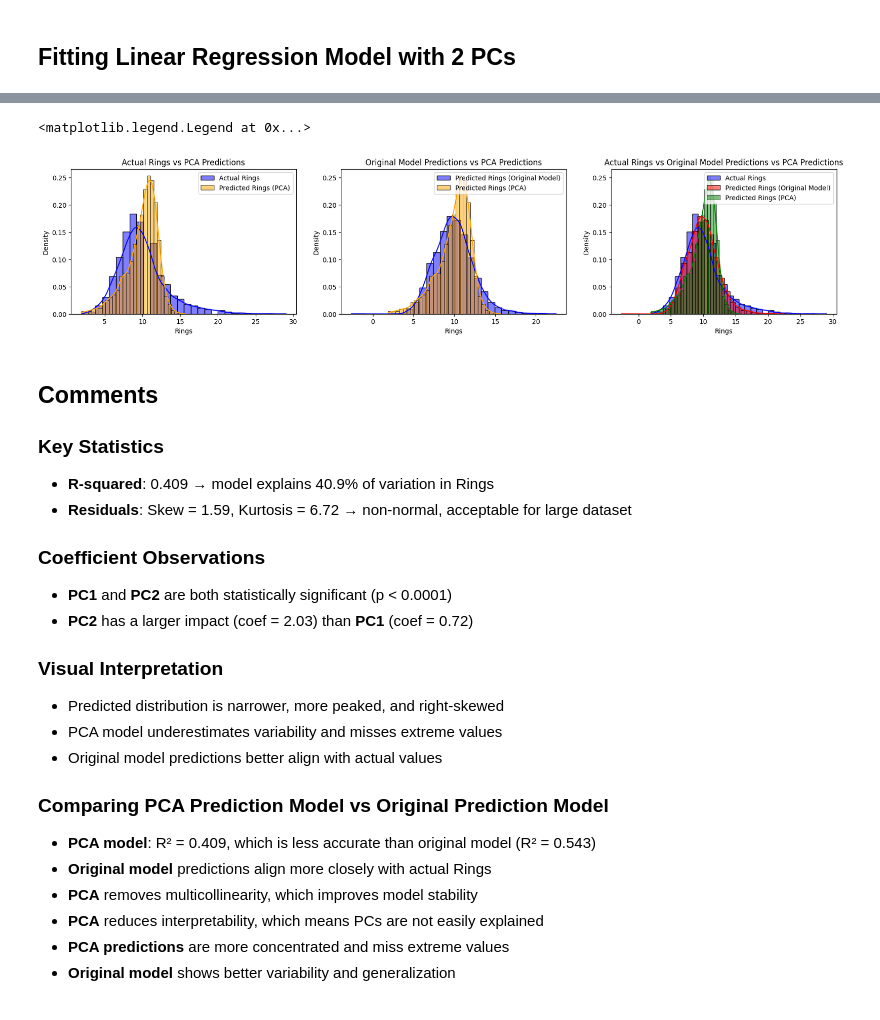
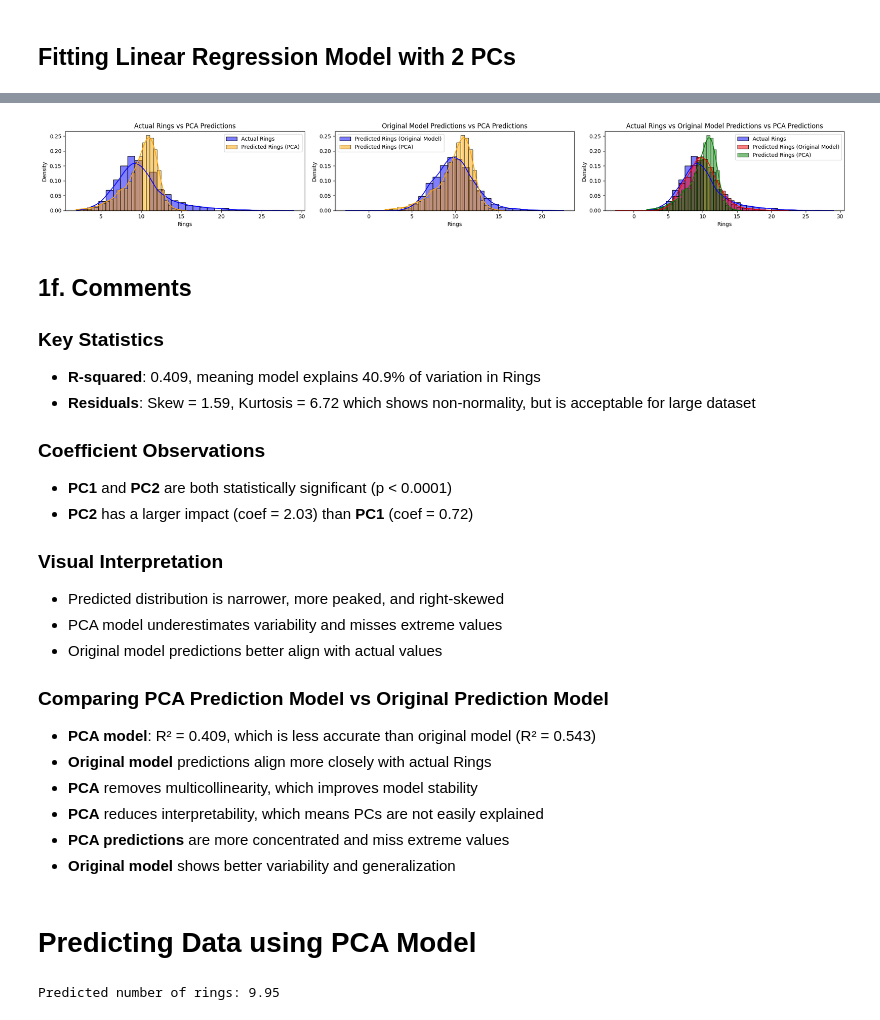
Before and after one commit to yashsavani19/Abalone-Age-Prediction-Analysis, a Jupyter notebook: notebooks/2_Regression_Model.ipynb, the cells around one changed output, grey strips where cells are left out. Drawn from its saved outputs; the diff is of its cells as text; code cells hidden in the pictures.

Commit message:
Comparing Predicted Rings with Mean inputs. Removed Outliers

```diff
--- a/notebooks/2_Regression_Model.ipynb
+++ b/notebooks/2_Regression_Model.ipynb
@@ -8,10 +12,3 @@ import warnings
 warnings.filterwarnings('ignore')
 
 data = pd.read_csv('../data/processed/abalone.csv')
-# %%
-#Converting Sex to Categorical Variable
-data['Sex'] = data['Sex'].map({0 : 'M', 1 : 'F', 2 : 'I'})
-
-
-data['Sex'] = data['Sex'].astype('category')
-print(data['Sex'].unique())
@@ -97,19 +94,3 @@ Covariance Type:            nonrobust
 
 Notes:
 [1] Standard Errors assume that the covariance matrix of the errors is correctly specified.
-# %%
-# Visualizing the model in Histplot
-import matplotlib.pyplot as plt
-import seaborn as sns
-
-y_pred_original = model_original.predict(data)
-
-# Plot histogram of actual vs predicted
-plt.figure(figsize=(7,4))
-sns.histplot(data['Rings'], kde=True, color='blue', label='Actual Rings', stat='density', bins=30)
-sns.histplot(y_pred_original, kde=True, color='orange', label='Predicted Rings (Original Model)', stat='density', bins=30)
-plt.title('Histogram of Actual vs Predicted Rings (Original Model)')
-plt.xlabel('Rings')
-plt.ylabel('Density')
-plt.legend()
-plt.show()
@@ -228,49 +191,49 @@ from sklearn.decomposition import PCA
 pca = PCA(n_components=2)
 X_pca_2 = pca.fit_transform(X_scaled)  # Make sure X_scaled is your standardized data
 # %%
-import matplotlib.pyplot as plt
-import seaborn as sns
-
+# Visually comparing the PCA model and the original model with the actual data
 y = data['Rings']
 y_pred_pca = model.predict(X_with_const)
-plt.figure(figsize=(21, 4))
+plt.figure(figsize=(21, 3))
 
 # Histogram of actual vs predicted rings from PCA model
 plt.subplot(1, 3, 1)
 sns.histplot(y, bins=30, color='blue', label='Actual Rings', kde=True, stat='density', alpha=0.5)
 sns.histplot(y_pred_pca, bins=30, color='orange', label='Predicted Rings (PCA)', kde=True, stat='density', alpha=0.5)
 plt.title('Actual Rings vs PCA Predictions')
 plt.xlabel('Rings')
 plt.ylabel('Density')
 plt.legend()
 
 #Histogram of predicted rings from both models
 plt.subplot(1, 3, 2)
 sns.histplot(y_pred_original, bins=30, color='blue', label='Predicted Rings (Original Model)', kde=True, stat='density', alpha=0.5)
 sns.histplot(y_pred_pca, bins=30, color='orange', label='Predicted Rings (PCA)', kde=True, stat='density', alpha=0.5)
 plt.title('Original Model Predictions vs PCA Predictions')
 plt.xlabel('Rings')
 plt.ylabel('Density')
 plt.legend()
 
 # Histogram of actual vs predicted rings from both models
 plt.subplot(1, 3, 3)
 sns.histplot(y, bins=30, color='blue', label='Actual Rings', kde=True, stat='density', alpha=0.5)
 sns.histplot(y_pred_original, bins=30, color='red', label='Predicted Rings (Original Model)', kde=True, stat='density', alpha=0.5)
 sns.histplot(y_pred_pca, bins=30, color='green', label='Predicted Rings (PCA)', kde=True, stat='density', alpha=0.5)
 plt.title('Actual Rings vs Original Model Predictions vs PCA Predictions')
 plt.xlabel('Rings')
 plt.ylabel('Density')
 plt.legend()
+
+
+plt.tight_layout()
 # %% [output]
-<matplotlib.legend.Legend at 0x...>
-[figure, old version]
+[figure, new version]
 # %% [markdown]
-## Comments
+## 1f. Comments
 
 ### Key Statistics
-- **R-squared**: 0.409 → model explains 40.9% of variation in Rings
-- **Residuals**: Skew = 1.59, Kurtosis = 6.72 → non-normal, acceptable for large dataset
+- **R-squared**: 0.409, meaning model explains 40.9% of variation in Rings
+- **Residuals**: Skew = 1.59, Kurtosis = 6.72 which shows non-normality, but is acceptable for large dataset
 
 ### Coefficient Observations
 - **PC1** and **PC2** are both statistically significant (p < 0.0001)
@@ -289,3 +252,24 @@ plt.legend()
 - **PCA** reduces interpretability, which means PCs are not easily explained
 - **PCA predictions** are more concentrated and miss extreme values
 - **Original model** shows better variability and generalization
+# %% [markdown]
+# Predicting Data using PCA Model
+# %%
+prediction_data = pd.DataFrame([{
+    'Length': 0.52,
+    'Diameter': 0.41,
+    'Height': 0.14,
+    'Whole weight': 0.83,
+    'Shucked weight': 0.36,
+    'Viscera weight': 0.18,
+    'Shell weight': 0.24
+}])
+
+new_scaled = scaler.transform(prediction_data)
+new_pca = pca.transform(new_scaled)[:, :2]
+new_with_const = sm.add_constant(new_pca, has_constant='add')
+predicted_rings = model.predict(new_with_const)
+
+print(f"Predicted number of rings: {predicted_rings[0]:.2f}")
+# %% [output]
+Predicted number of rings: 9.95
```
Also changed, not shown: parts of 16 cells of this notebook, 2 other files.
